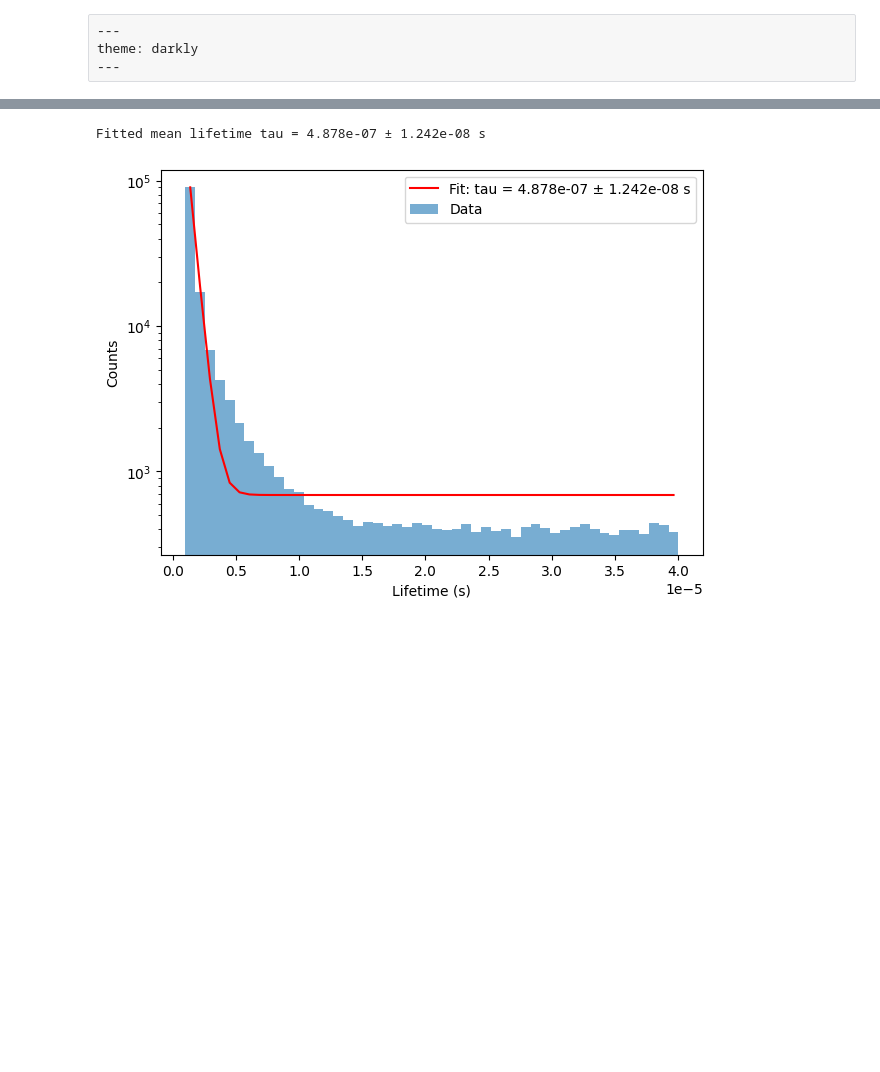
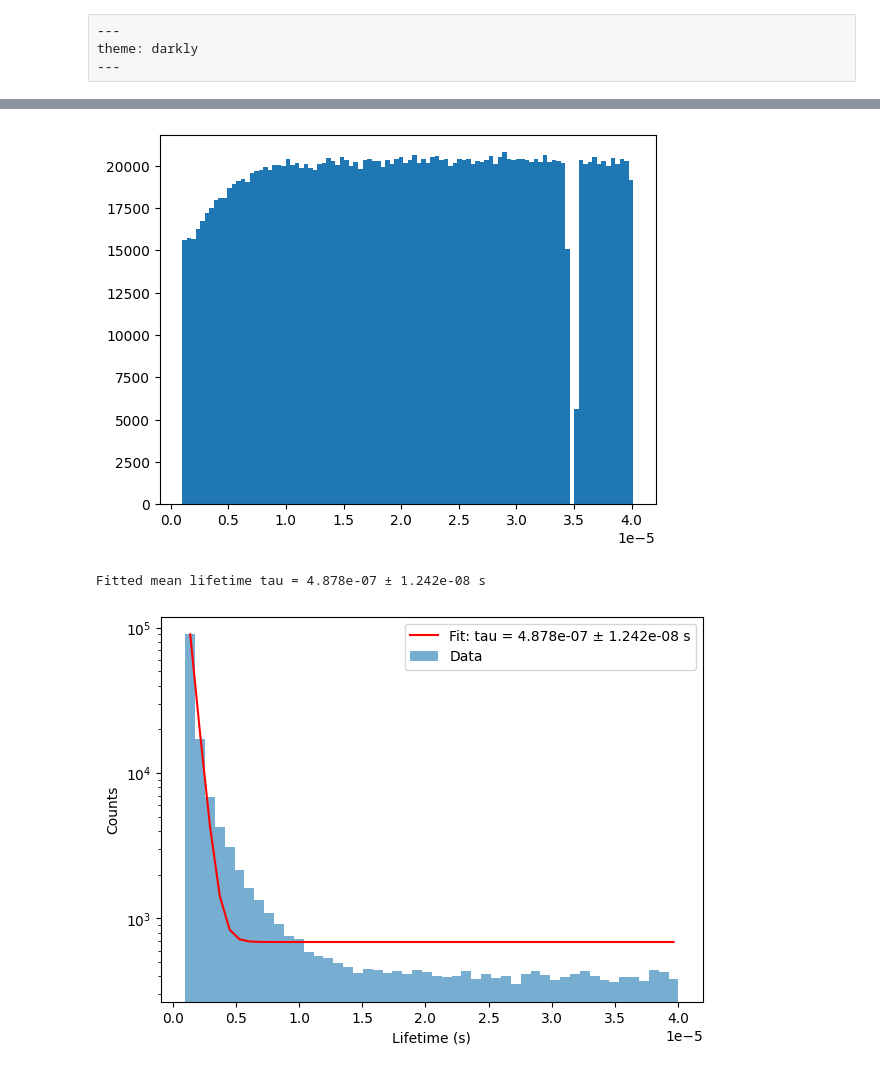
Before and after one commit to adityabhargava04/MUO, a Jupyter notebook: eda.ipynb, the cells around one changed output, grey strips where cells are left out. Saved outputs shown, nothing was run; the diff lists cells and outputs as text; code cells hidden in the pictures; blank space fills up the shorter version.

```diff
--- a/eda.ipynb
+++ b/eda.ipynb
@@ -34,3 +34,8 @@ plt.show()
+# %%
+plt.hist(lifetime, bins=100)
+plt.show()
+# %% [output]
+[figure, added]
 # %%
 lifetime = data["Ch0_time2 (s)"] - data["Ch0_time1 (s)"]
 
```
Also changed, not shown: parts of 2 cells of this notebook, 7 other files.
